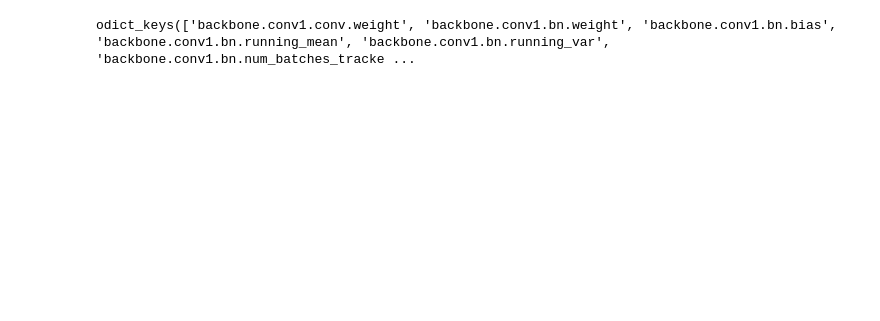
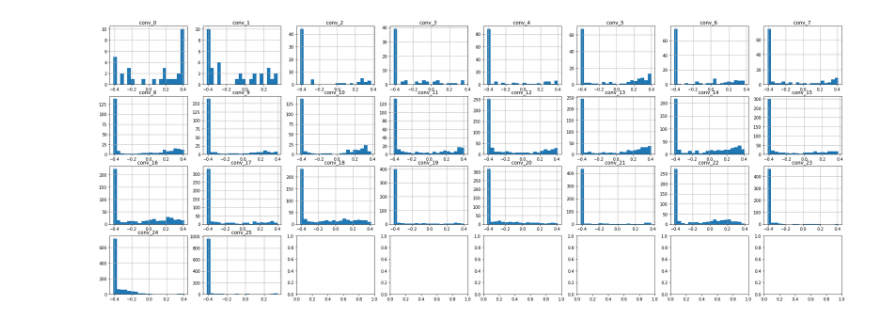
Before and after one commit to lucifer443/BinaryNeuralNetwork, a Jupyter notebook: tools/plot/bias_figure/weight.ipynb, the cells around one changed output. Drawn from its saved outputs; the diff is of its cells as text; code cells hidden in the pictures; blank space fills up the shorter version.

```diff
--- a/tools/plot/bias_figure/weight.ipynb
+++ b/tools/plot/bias_figure/weight.ipynb
@@ -10,11 +7,27 @@ The autoreload extension is already loaded. To reload it, use:
 # %%
-models = torch.load('/workspace/S/jiangfei/BinaryNeuralNetwork_debug/work_dirs/rprelu/react_a1/adreact_layerbs-1.2_step1/epoch_75.pth')
+models = torch.load('/workspace/S/jiangfei/BinaryNeuralNetwork_debug/work_dirs/rprelu/react_a1/adreact_lb_0fe-5_step1/latest.pth')
 w=[]
 models = models["state_dict"]
 
 for name,weight in models.items():
-    if 'binary' in name:
+    # if 'binary' in name:
+    #     w.append(weight)
+    if 'adbias' in name:
         w.append(weight)
-print(len(w))
-# %% [output]
-odict_keys(['backbone.conv1.conv.weight', 'backbone.conv1.bn.weight', 'backbone.conv1.bn.bias', 'backbone.conv1.bn.running_mean', 'backbone.conv1.bn.running_var', 'backbone.conv1.bn.num_batches_tracke ...
+# %%
+import matplotlib.pyplot as plt
+import math
+import numpy as np
+ncols = 8
+nrows = math.ceil(26 / ncols)
+fig, axs = plt.subplots(nrows, ncols, figsize=(ncols * 4, nrows * 3))
+index = 0
+
+for ax, feas in zip(axs.flat, w):
+    ax.hist(feas.flatten().numpy(), bins=20)
+    #ax.hist(feas.flatten().sign().numpy(), bins=10,range=(-2,2))
+    ax.set_title(f'conv_{index} ')
+    ax.grid()
+    index += 1
+# %% [output]
+[figure, added]
```
Also changed, not shown: parts of 2 cells of this notebook, 6 other files.
